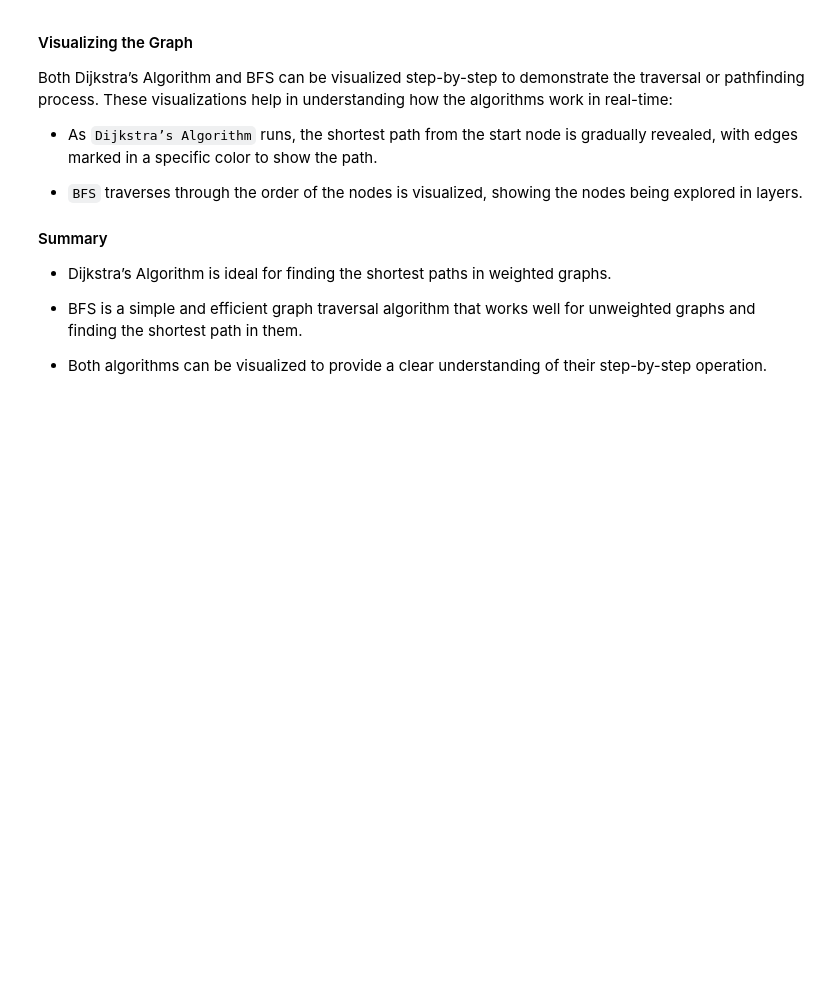
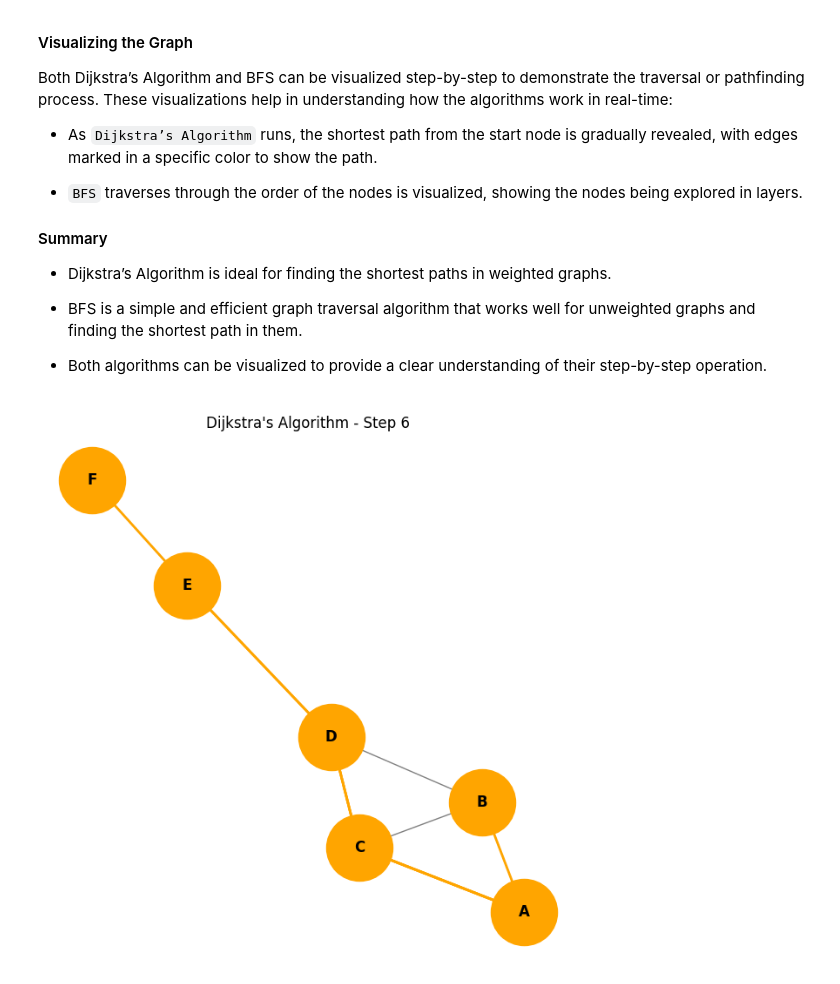
Before and after one commit to notansjwmember/dsa-finals, a Jupyter notebook: output.ipynb, the cells around one changed output. Cells and saved outputs as stored; diff of their text form; code cells hidden in the pictures; blank space fills up the shorter version.

Commit message:
graph update

```diff
--- a/output.ipynb
+++ b/output.ipynb
@@ -912,0 +827,84 @@ print(bfs(graph, 'A'))
+# %%
+import matplotlib.pyplot as plt
+import networkx as nx
+import heapq
+from IPython.display import clear_output
+import time
+
+# Define Dijkstra's algorithm
+def dijkstra(graph, start):
+    distances = {node: float('inf') for node in graph}
+    distances[start] = 0
+    priority_queue = [(0, start)]  # (distance, node)
+
+    # For visualization: Store node updates
+    path_updates = {start: [start]}
+
+    while priority_queue:
+        current_distance, current_node = heapq.heappop(priority_queue)
+
+        if current_distance > distances[current_node]:
+            continue
+
+        for neighbor, weight in graph[current_node].items():
+            distance = current_distance + weight
+            if distance < distances[neighbor]:
+                distances[neighbor] = distance
+                heapq.heappush(priority_queue, (distance, neighbor))
+
+                # Track the path to each node for visualization
+                path_updates[neighbor] = path_updates.get(current_node, []) + [neighbor]
+
+    return distances, path_updates
+
+# Define the graph as an adjacency list with weights
+graph = {
+    'A': {'B': 7, 'C': 9},
+    'B': {'A': 7, 'C': 10, 'D': 15},
+    'C': {'A': 9, 'B': 10, 'D': 11},
+    'D': {'B': 15, 'C': 11, 'E': 6},
+    'E': {'D': 6, 'F': 9},
+    'F': {'E': 9}
+}
+
+# Run Dijkstra's algorithm
+start_node = 'A'
+distances, path_updates = dijkstra(graph, start_node)
+
+# Create a NetworkX graph for visualization
+G = nx.Graph()
+for node, neighbors in graph.items():
+    for neighbor, weight in neighbors.items():
+        G.add_edge(node, neighbor, weight=weight)
+
+# Visualization: Draw the initial graph
+pos = nx.spring_layout(G, seed=42)  # positions for all nodes
+
+# Jupyter-specific: Set inline mode
+%matplotlib inline
+
+# Draw the graph step-by-step
+def update_graph(step, delay=1):
+    clear_output(wait=True)  # Clear previous output for smoother animations
+    plt.figure(figsize=(6, 6))
+    nx.draw(G, pos, with_labels=True, node_size=2000, node_color='skyblue', font_size=12, font_weight='bold', edge_color='gray')
+
+    # Highlight the nodes and edges for the current step
+    for node in path_updates:
+        if len(path_updates[node]) <= step:
+            nx.draw_networkx_nodes(G, pos, nodelist=[node], node_color='orange', node_size=3000)
+
+    # Highlight the edges along the path
+    for node in path_updates:
+        for i in range(1, len(path_updates[node])):
+            nx.draw_networkx_edges(G, pos, edgelist=[(path_updates[node][i-1], path_updates[node][i])], edge_color='orange', width=2)
+
+    plt.title(f"Dijkstra's Algorithm - Step {step + 1}")
+    plt.show()
+    time.sleep(delay)  # Add delay for better visualization
+
+# Visualize each step with a delay
+for step in range(len(path_updates)):
+    update_graph(step, delay=1)  # Adjust delay time as needed
+# %% [output]
+[figure, added]
```
Also changed, not shown: parts of 2 cells of this notebook, 4 other files.
